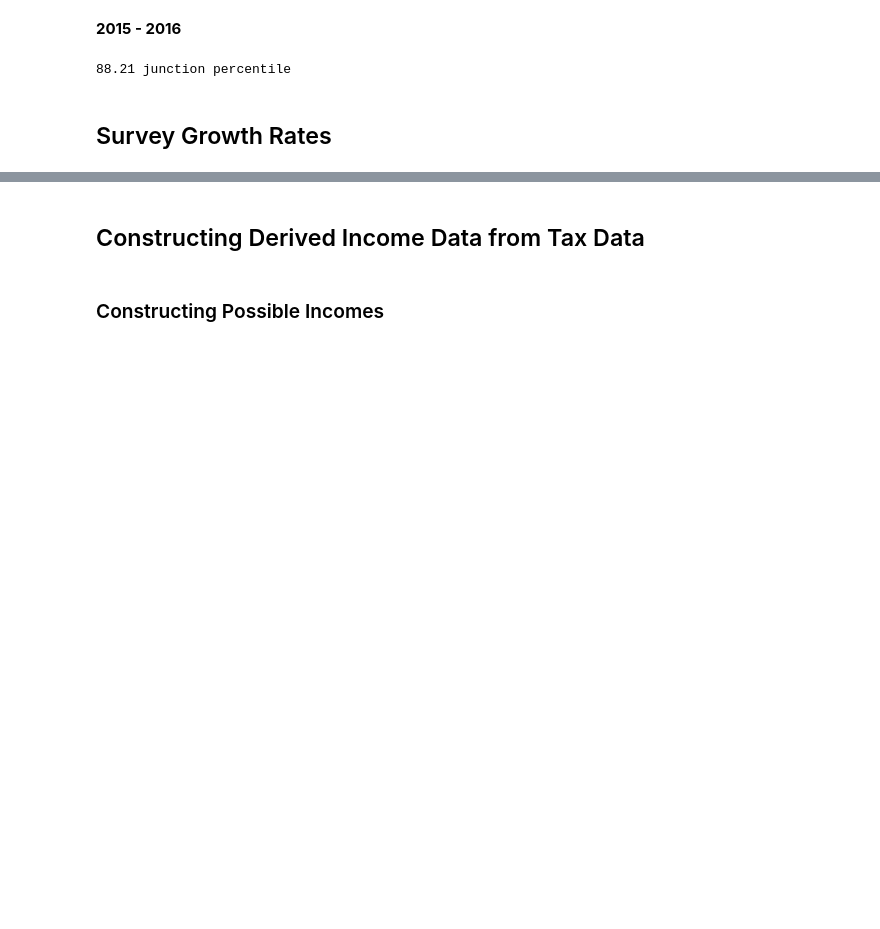
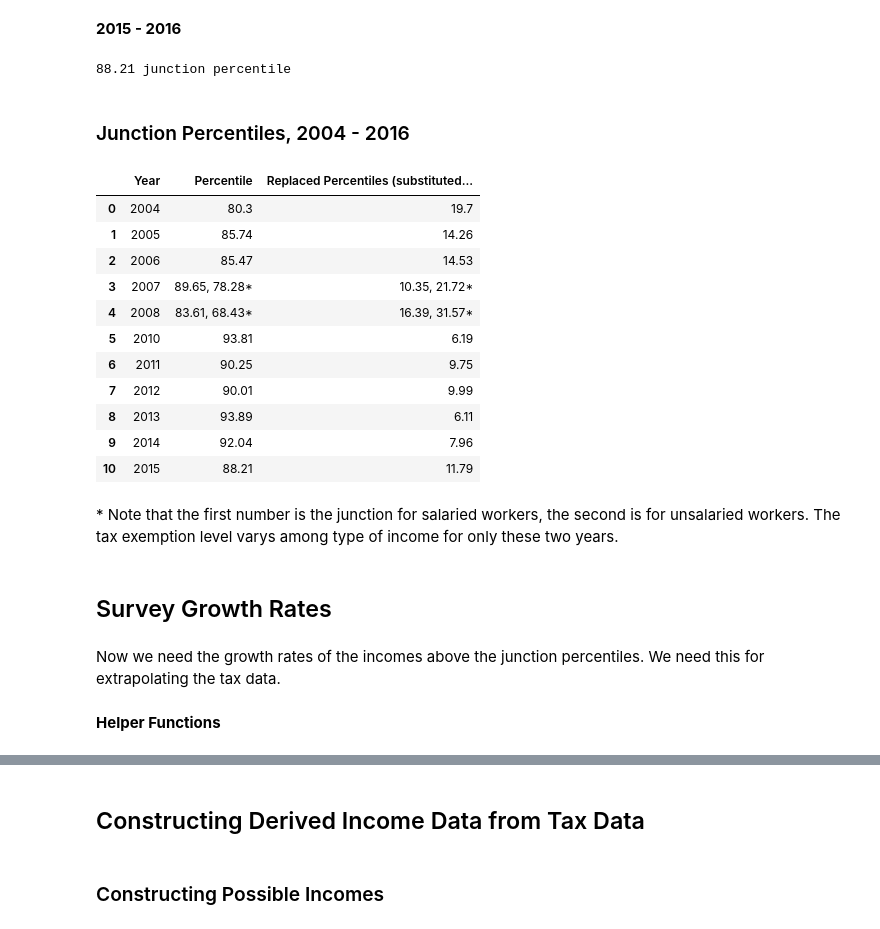
Before and after one commit to ali-aka-ahmed/DistributionalNationalAccounts-Pakistan, a Jupyter notebook: data_files/CombiningData.ipynb, the cells around one changed output, grey strips where cells are left out. Saved outputs shown, nothing was run; the diff lists cells and outputs as text; code cells hidden in the pictures; blank space fills up the shorter version.

```diff
--- a/data_files/CombiningData.ipynb
+++ b/data_files/CombiningData.ipynb
@@ -122,5 +280,60 @@ while incomes_2015_16[i_2015_16] < 400000:
 print(round(percentiles_2015_16[i_2015_16] * 100, 2), "junction percentile")
 # %% [output]
 88.21 junction percentile
+# %% [markdown]
+### Junction Percentiles, 2004 - 2016
+# %%
+years = np.arange(2004, 2016, 1)
+index = np.argwhere(years==2009)
+years = np.delete(years, index)
+
+d = {
+    'Year': years,
+    'Percentile': [
+        str(round(percentiles_2004_05[i_2004_05]*100, 2)),
+        str(round(percentiles_2005_06[i_2005_06]*100, 2)),
+        str(round(percentiles_2006_07[i_2006_07]*100, 2)),
+        str(round(percentiles_2007_08[i_2007_08_salaried]*100, 2)) + ", " + str(round(percentiles_2007_08[i_2007_08_nonsalaried]*100, 2)) + "*",
+        str(round(percentiles_2008_09[i_2008_09_salaried]*100, 2)) + ", " + str(round(percentiles_2008_09[i_2008_09_nonsalaried]*100, 2)) + "*",
+        str(round(percentiles_2010_11[i_2010_11]*100, 2)),
+        str(round(percentiles_2011_12[i_2011_12]*100, 2)),
+        str(round(percentiles_2012_13[i_2012_13]*100, 2)),
+        str(round(percentiles_2013_14[i_2013_14]*100, 2)),
+        str(round(percentiles_2014_15[i_2014_15]*100, 2)),
+        str(round(percentiles_2015_16[i_2015_16]*100, 2))
+    ],
+    'Replaced Percentiles (substituted for tax data)': [
+        str(round((1 - percentiles_2004_05[i_2004_05])*100, 2)),
+        str(round((1 - percentiles_2005_06[i_2005_06])*100, 2)),
+        str(round((1 - percentiles_2006_07[i_2006_07])*100, 2)),
+        str(round((1 - percentiles_2007_08[i_2007_08_salaried])*100, 2)) + ", " + str(round((1 - percentiles_2007_08[i_2007_08_nonsalaried])*100, 2)) + "*",
+        str(round((1 - percentiles_2008_09[i_2008_09_salaried])*100, 2)) + ", " + str(round((1 - percentiles_2008_09[i_2008_09_nonsalaried])*100, 2)) + "*",
+        str(round((1 - percentiles_2010_11[i_2010_11])*100, 2)),
+        str(round((1 - percentiles_2011_12[i_2011_12])*100, 2)),
+        str(round((1 - percentiles_2012_13[i_2012_13])*100, 2)),
+        str(round((1 - percentiles_2013_14[i_2013_14])*100, 2)),
+        str(round((1 - percentiles_2014_15[i_2014_15])*100, 2)),
+        str(round((1 - percentiles_2015_16[i_2015_16])*100, 2))
+    ]
+}
+
+junction_percentiles = pd.DataFrame(data=d)
+junction_percentiles = junction_percentiles[["Year", "Percentile", "Replaced Percentiles (substituted for tax data)"]]
+junction_percentiles
+# %% [output]
+|  | Year | Percentile | Replaced Percentiles (substituted... |
+| 0 | 2004 | 80.3 | 19.7 |
+| 1 | 2005 | 85.74 | 14.26 |
+| 2 | 2006 | 85.47 | 14.53 |
+| 3 | 2007 | 89.65, 78.28* | 10.35, 21.72* |
+| 4 | 2008 | 83.61, 68.43* | 16.39, 31.57* |
+| 5 | 2010 | 93.81 | 6.19 |
+| 6 | 2011 | 90.25 | 9.75 |
+| 7 | 2012 | 90.01 | 9.99 |
+| 8 | 2013 | 93.89 | 6.11 |
+| 9 | 2014 | 92.04 | 7.96 |
+| 10 | 2015 | 88.21 | 11.79 |
+# %% [markdown]
+\* Note that the first number is the junction for salaried workers, the second is for unsalaried workers. The tax exemption level varys among type of income for only these two years.
 # %% [markdown]
 ## Survey Growth Rates
@@ -128,0 +340,4 @@ print(round(percentiles_2015_16[i_2015_16] * 100, 2), "junction percentile")
+# %% [markdown]
+Now we need the growth rates of the incomes above the junction percentiles. We need this for extrapolating the tax data.
+# %% [markdown]
+**Helper Functions**
```
Also changed, not shown: parts of 174 cells of this notebook, 5 other files.
